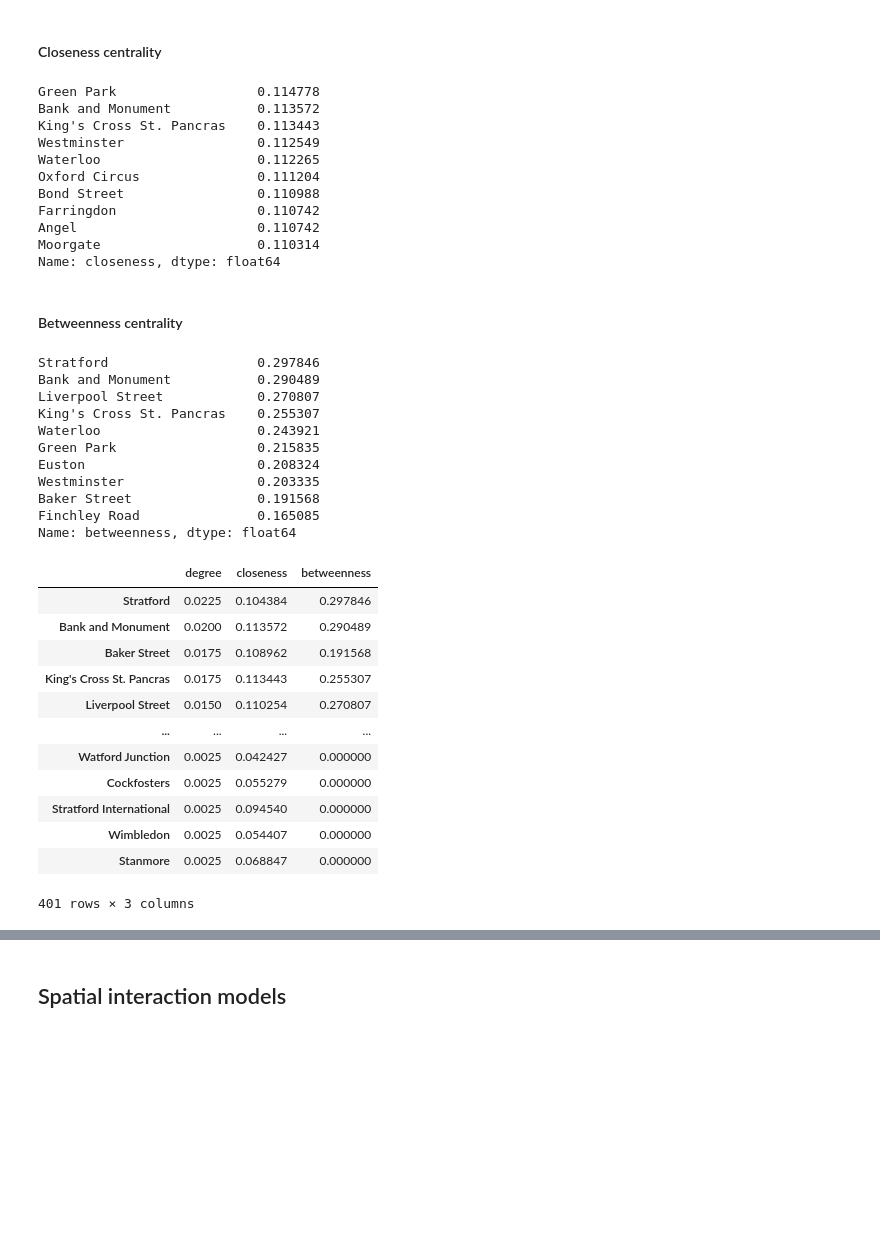
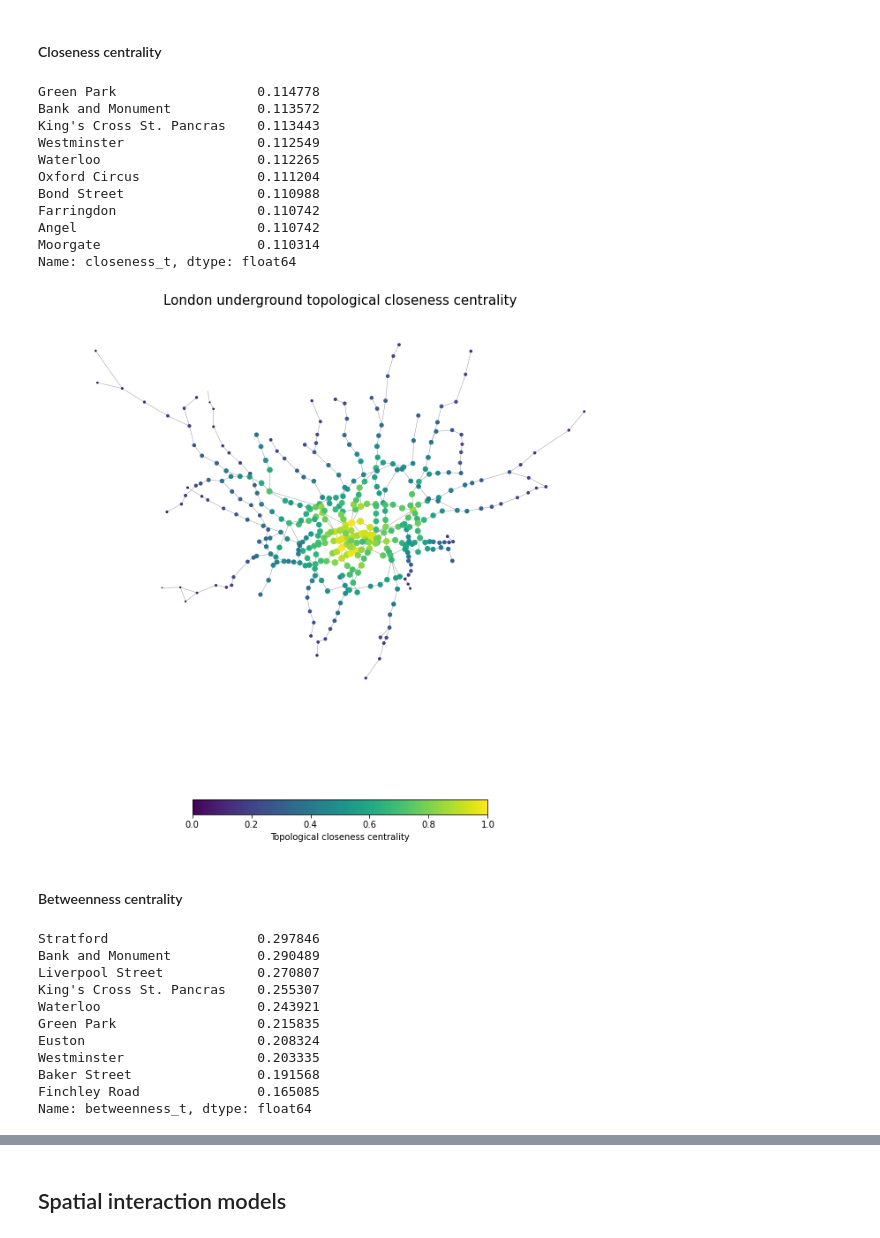
Before and after one commit to rpoandres/US_Assessment, a Jupyter notebook: US_Assessment.ipynb, the cells around one changed output, grey strips where cells are left out. Drawn from its saved outputs; the diff is of its cells as text; code cells hidden in the pictures; blank space fills up the shorter version.

```diff
--- a/US_Assessment.ipynb
+++ b/US_Assessment.ipynb
@@ -235,7 +265,7 @@ Name: degree, Length: 401, dtype: float64
 # %% [markdown]
 #### Closeness centrality
 # %%
-df_centrality['closeness'].sort_values(ascending=False)[0:10]
+df_centrality['closeness_t'].sort_values(ascending=False)[0:10]
 # %% [output]
 Green Park                  0.114778
 Bank and Monument           0.113572
@@ -247,11 +277,36 @@ Bond Street                 0.110988
 Farringdon                  0.110742
 Angel                       0.110742
 Moorgate                    0.110314
-Name: closeness, dtype: float64
+Name: closeness_t, dtype: float64
+# %%
+# Lets set color and width of nodes according to the closeness values
+close_t_values=[(i[1]['closeness_t']) for i in G.nodes(data=True)]
+
+close_t_color=[(i[1]['closeness_t']-min(close_t_values))/(max(close_t_values)-min(close_t_values)) for i in G.nodes(data=True)]
+close_t_size=[((i[1]['closeness_t']-min(close_t_values))/(max(close_t_values)-min(close_t_values))*50) for i in G.nodes(data=True)]
+
+
+# Plot graph
+fig, ax = plt.subplots(figsize=(12,12))
+
+nx.draw_networkx_edges(G, pos,edge_color='gray',
+        width=0.4)
+
+nod=nx.draw_networkx_nodes(G,
+        pos = pos,
+        node_color= close_t_color,
+        node_size= close_t_size)
+
+plt.colorbar(nod,label="Topological closeness centrality",orientation="horizontal", shrink=0.5)
+plt.axis("off")
+plt.title("London underground topological closeness centrality",fontsize=15)
+plt.show()
+# %% [output]
+[figure, added]
 # %% [markdown]
 #### Betweenness centrality
 # %%
-df_centrality['betweenness'].sort_values(ascending=False)[0:10]
+df_centrality['betweenness_t'].sort_values(ascending=False)[0:10]
 # %% [output]
 Stratford                   0.297846
 Bank and Monument           0.290489
@@ -263,20 +318,4 @@ Euston                      0.208324
 Westminster                 0.203335
 Baker Street                0.191568
 Finchley Road               0.165085
-Name: betweenness, dtype: float64
+Name: betweenness_t, dtype: float64
-# %%
-df_centrality.sort_values(by='degree',ascending=False)
-# %% [output]
-|  | degree | closeness | betweenness |
-| Stratford | 0.0225 | 0.104384 | 0.297846 |
-| Bank and Monument | 0.0200 | 0.113572 | 0.290489 |
-| Baker Street | 0.0175 | 0.108962 | 0.191568 |
-| King's Cross St. Pancras | 0.0175 | 0.113443 | 0.255307 |
-| Liverpool Street | 0.0150 | 0.110254 | 0.270807 |
-| ... | ... | ... | ... |
-| Watford Junction | 0.0025 | 0.042427 | 0.000000 |
-| Cockfosters | 0.0025 | 0.055279 | 0.000000 |
-| Stratford International | 0.0025 | 0.094540 | 0.000000 |
-| Wimbledon | 0.0025 | 0.054407 | 0.000000 |
-| Stanmore | 0.0025 | 0.068847 | 0.000000 |
-401 rows × 3 columns
```
Also changed, not shown: parts of 11 cells of this notebook.
